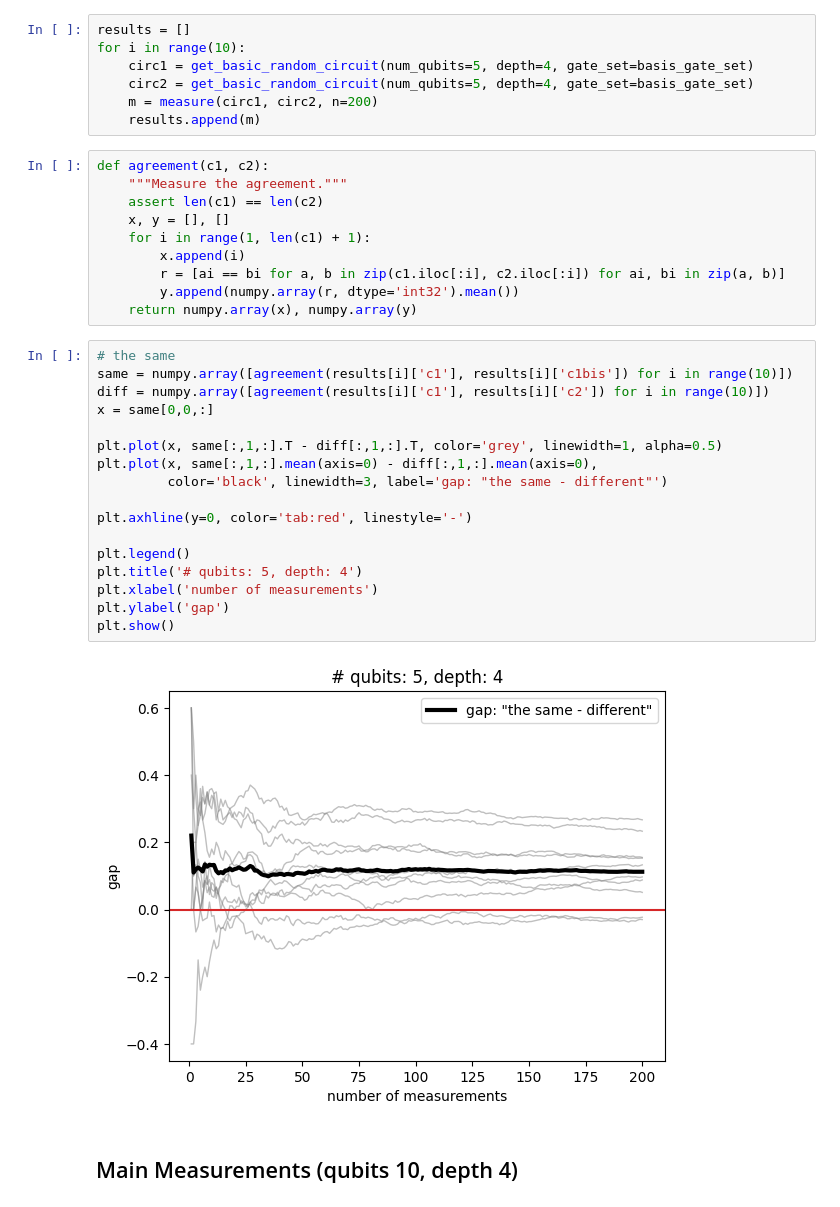
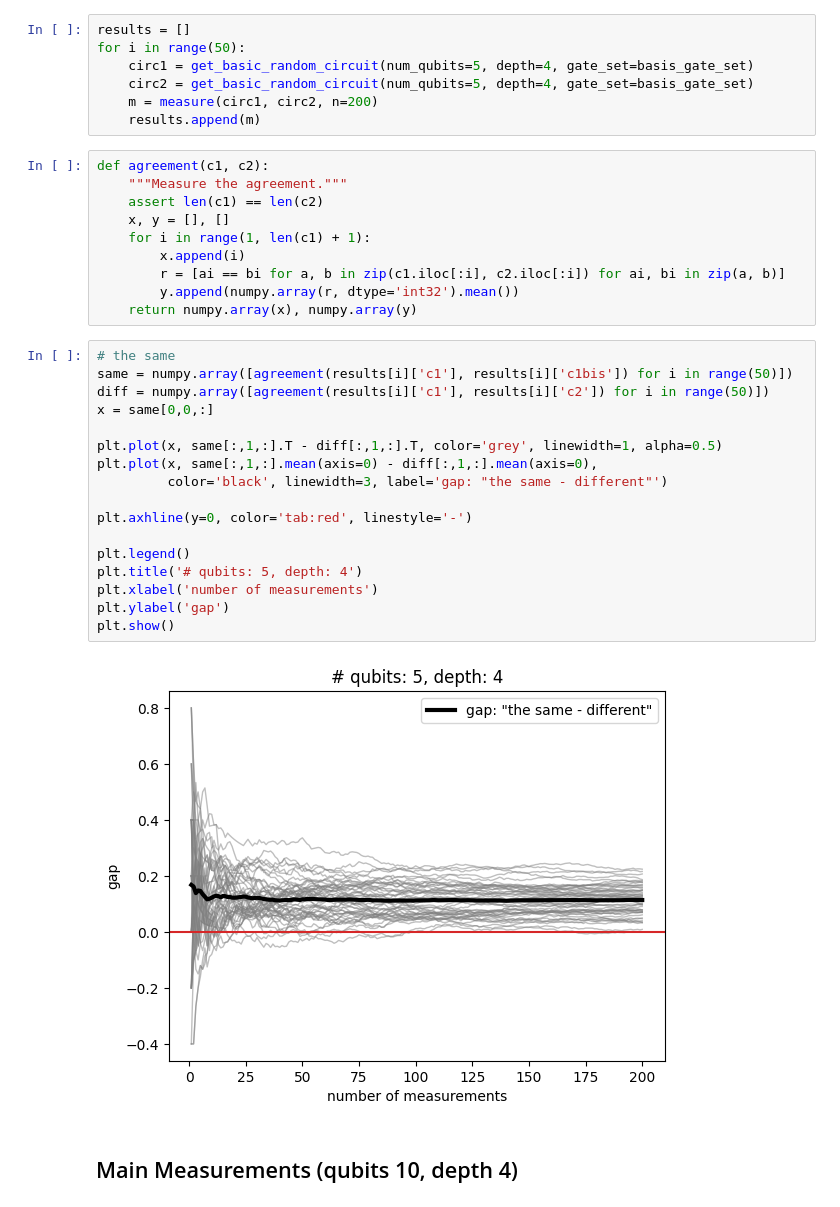
Before and after one commit to marcinabram/shadow_tomography, a Jupyter notebook: part3_benchmark-variability.ipynb, the cells around one changed output. Saved outputs shown, nothing was run; the diff lists cells and outputs as text.

Commit message:
better plots

```diff
--- a/part3_benchmark-variability.ipynb
+++ b/part3_benchmark-variability.ipynb
@@ -230,7 +230,7 @@ def measure(circ1, circ2, n=100):
     return pandas.DataFrame(result)
 # %%
 results = []
-for i in range(10):
+for i in range(50):
     circ1 = get_basic_random_circuit(num_qubits=5, depth=4, gate_set=basis_gate_set)
     circ2 = get_basic_random_circuit(num_qubits=5, depth=4, gate_set=basis_gate_set)
     m = measure(circ1, circ2, n=200)
@@ -247,23 +247,23 @@ def agreement(c1, c2):
     return numpy.array(x), numpy.array(y)
 # %%
 # the same
-same = numpy.array([agreement(results[i]['c1'], results[i]['c1bis']) for i in range(10)])
-diff = numpy.array([agreement(results[i]['c1'], results[i]['c2']) for i in range(10)])
+same = numpy.array([agreement(results[i]['c1'], results[i]['c1bis']) for i in range(50)])
+diff = numpy.array([agreement(results[i]['c1'], results[i]['c2']) for i in range(50)])
 x = same[0,0,:]
 
 plt.plot(x, same[:,1,:].T - diff[:,1,:].T, color='grey', linewidth=1, alpha=0.5)
 plt.plot(x, same[:,1,:].mean(axis=0) - diff[:,1,:].mean(axis=0),
          color='black', linewidth=3, label='gap: "the same - different"')
 
 plt.axhline(y=0, color='tab:red', linestyle='-')
 
 plt.legend()
 plt.title('# qubits: 5, depth: 4')
 plt.xlabel('number of measurements')
 plt.ylabel('gap')
 plt.show()
 # %% [output]
-[figure, old version]
+[figure, new version]
 # %% [markdown]
 ## Main Measurements (qubits 10, depth 4)
 # %%
```
Also changed, not shown: parts of 6 cells of this notebook.
